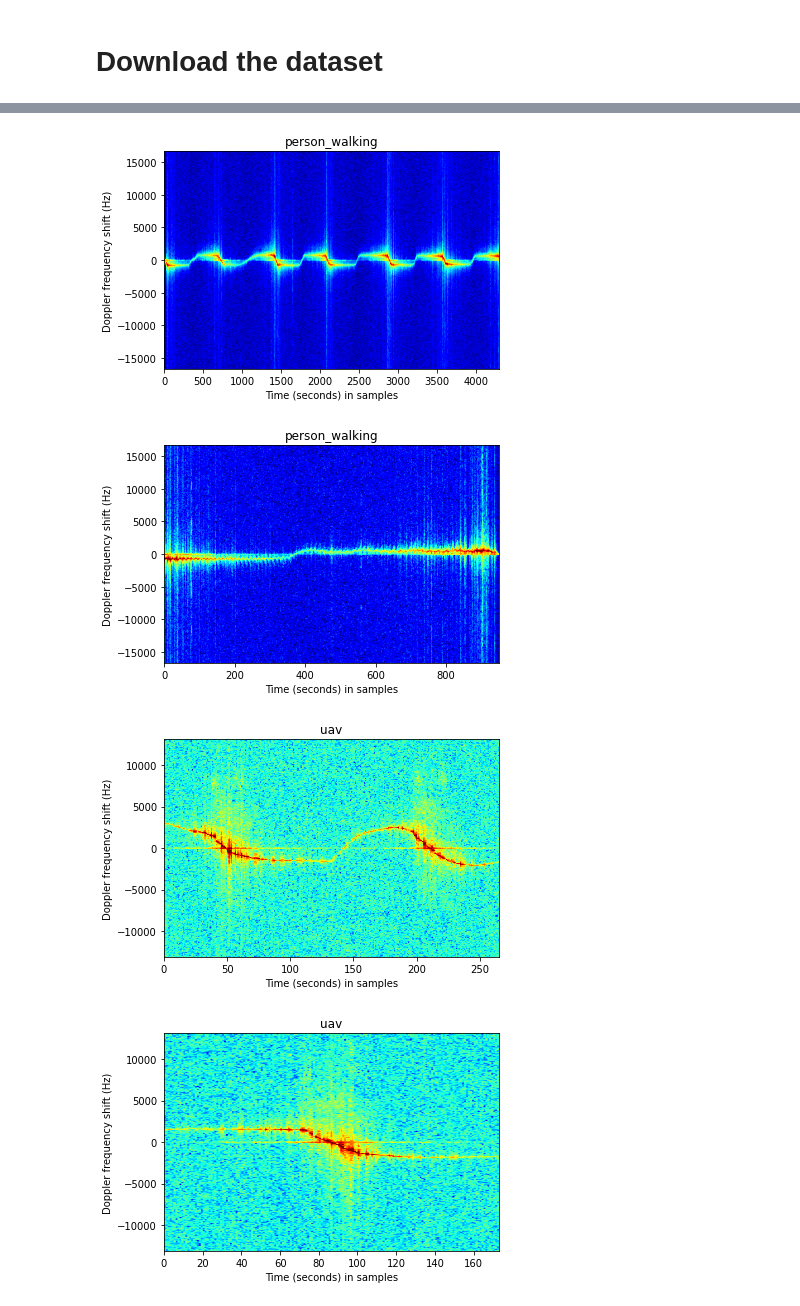
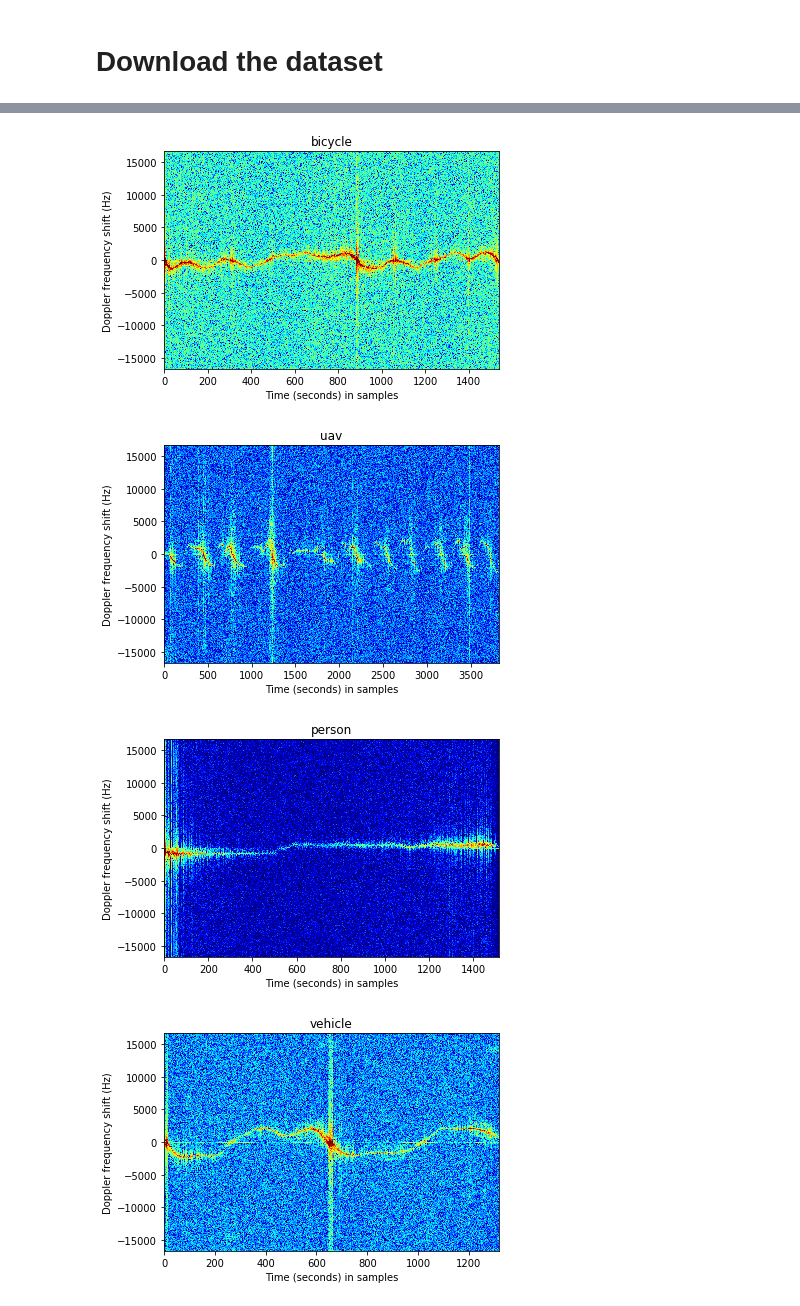
Before and after one commit to openradarinitiative/open_radar_datasets, a Jupyter notebook: show_data.ipynb, the cells around one changed output, grey strips where cells are left out. Saved outputs shown, nothing was run; the diff lists cells and outputs as text; code cells hidden in the pictures.

Commit message:
updated show_data

```diff
--- a/show_data.ipynb
+++ b/show_data.ipynb
@@ -15,0 +16,10 @@ To: /content/sample_dataset.npy
+# %%
+filename = "moving_target_dataset.npy"
+signatures = np.load(filename, allow_pickle=True)
+
+class_names = []
+for signature in signatures:
+    if not any(signature['class_name'] in s for s in class_names):
+        class_names.append(signature['class_name'])
+
+print(class_names)
@@ -19,22 +31,27 @@ Shows the longest spectrograms in the dataset
+# %%
+##%
+
+is_shown = {}
+for class_name in class_names:
+    is_shown[class_name] = False
 # %%
-filename = "sample_dataset.npy"
-signatures = np.load(filename, allow_pickle=True)
-
 for signature in signatures:
     if (len(signature['snr_db']) > 500) or (signature['class_name']=="uav" and len(signature['snr_db']) > 100):
-        arr = signature['signature']
-        arr = 20 * np.log10(np.abs(arr)).transpose()
-        prf = signature['radar_parameters']['prf']
-        plt.imshow(arr, cmap='jet', aspect='auto', vmax=np.max(arr) - 20, vmin=np.max(arr) - 70,
-                      extent=[0, arr.shape[1], -int(prf/2), int(prf / 2)])
-        plt.title(signature['class_name'])
-        plt.autoscale()
-        # plt.colorbar(axdata)
-        plt.xlabel('Time (seconds) in samples')
-        plt.ylabel('Doppler frequency shift (Hz)')
-        plt.show()
+        if(not is_shown[signature['class_name']]):
+            is_shown[signature['class_name']] = True
+            arr = signature['signature']
+            arr = 20 * np.log10(np.abs(arr)).transpose()
+            prf = signature['radar_parameters']['prf']
+            plt.imshow(arr, cmap='jet', aspect='auto', vmax=np.max(arr) - 20, vmin=np.max(arr) - 70,
+                          extent=[0, arr.shape[1], -int(prf/2), int(prf / 2)])
+            plt.title(signature['class_name'])
+            plt.autoscale()
+            # plt.colorbar(axdata)
+            plt.xlabel('Time (seconds) in samples')
+            plt.ylabel('Doppler frequency shift (Hz)')
+            plt.show()
 # %% [output]
-[figure, old version]
+[figure, new version]
-[figure, old version]
+[figure, new version]
-[figure, old version]
+[figure, new version]
-[figure, old version]
+[figure, new version]
```
Also changed, not shown: parts of 9 cells of this notebook.
